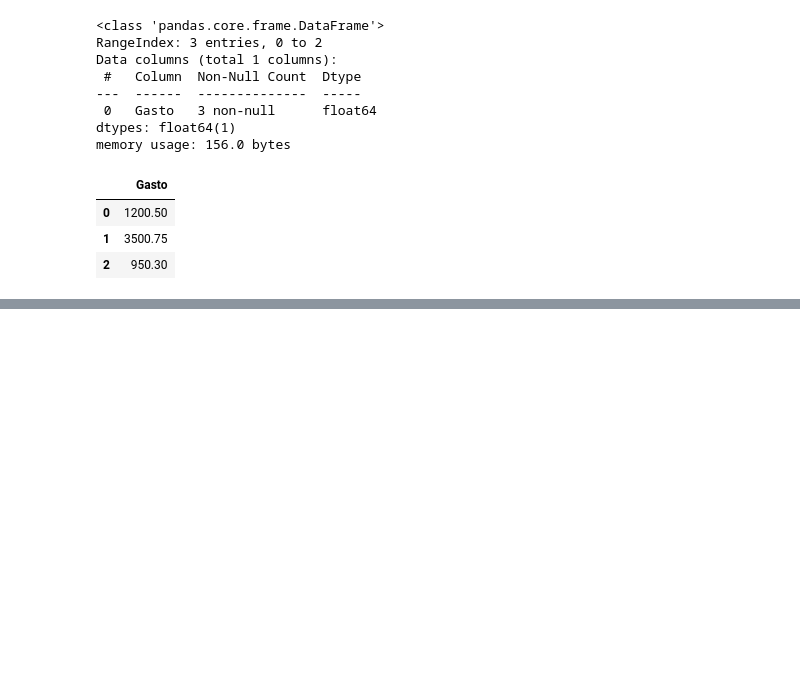
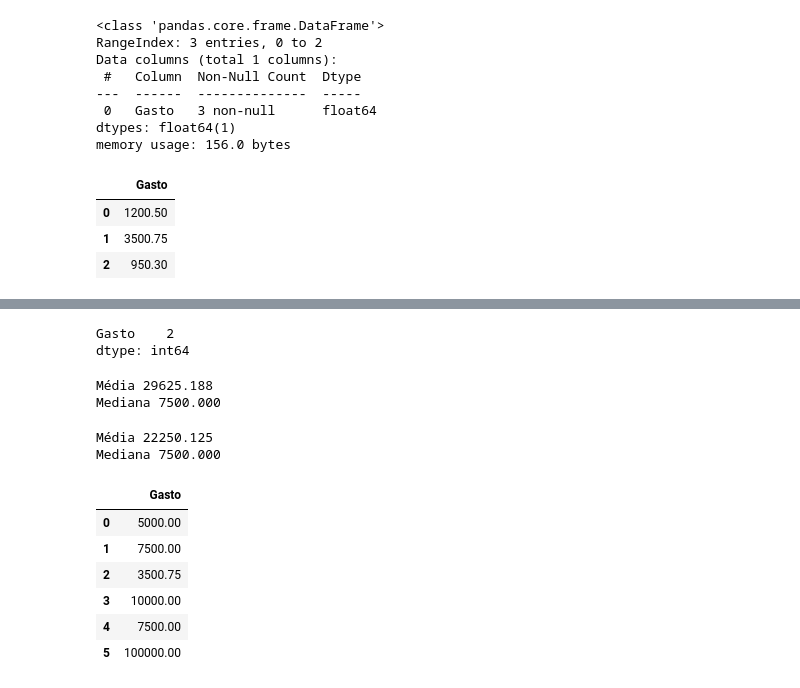
Before and after one commit to rodrigoh/progIII_25_2, a Jupyter notebook: aula07/exemplos/exemplosAula.ipynb, the cells around one changed output, grey strips where cells are left out. Saved outputs shown, nothing was run; the diff lists cells and outputs as text; code cells hidden in the pictures; blank space fills up the shorter version.

```diff
--- a/aula07/exemplos/exemplosAula.ipynb
+++ b/aula07/exemplos/exemplosAula.ipynb
@@ -361,0 +397,6 @@ df.to_csv('sample_data/dados_novos.csv',index=False)
+# %%
+#Criando um dataframe com valores nulos (None)
+#3500.75, 5000, 10000, 100000
+dados = {'Gasto': [5000, None, 3500.75, 10000, None, 100000]}
+df = pd.DataFrame(dados)
+df.info()
@@ -361,0 +412,39 @@ df.to_csv('sample_data/dados_novos.csv',index=False)
+# %%
+df.isnull().sum()
+# %% [output]
+Gasto    2
+dtype: int64
+# %%
+#Calculando a média e a mediana da coluna
+media = df['Gasto'].mean()
+mediana = df['Gasto'].median()
+print(f'Média {media:.3f}')
+print(f'Mediana {mediana:.3f}')
+# %% [output]
+Média 29625.188
+Mediana 7500.000
+# %%
+#Susbtituindo os valores nulos
+#Preencher todos os valores None com 0
+#df['Gasto'].fillna(0)
+#Preencher com a médiana ou média
+df['Gasto'] = df['Gasto'].fillna(df['Gasto'].median())
+# %%
+#Calculando a média e a mediana da coluna
+media = df['Gasto'].mean()
+mediana = df['Gasto'].median()
+print(f'Média {media:.3f}')
+print(f'Mediana {mediana:.3f}')
+# %% [output]
+Média 22250.125
+Mediana 7500.000
+# %%
+df
+# %% [output]
+|  | Gasto |
+| 0 | 5000.00 |
+| 1 | 7500.00 |
+| 2 | 3500.75 |
+| 3 | 10000.00 |
+| 4 | 7500.00 |
+| 5 | 100000.00 |
```
Also changed, not shown: parts of 13 cells of this notebook.
